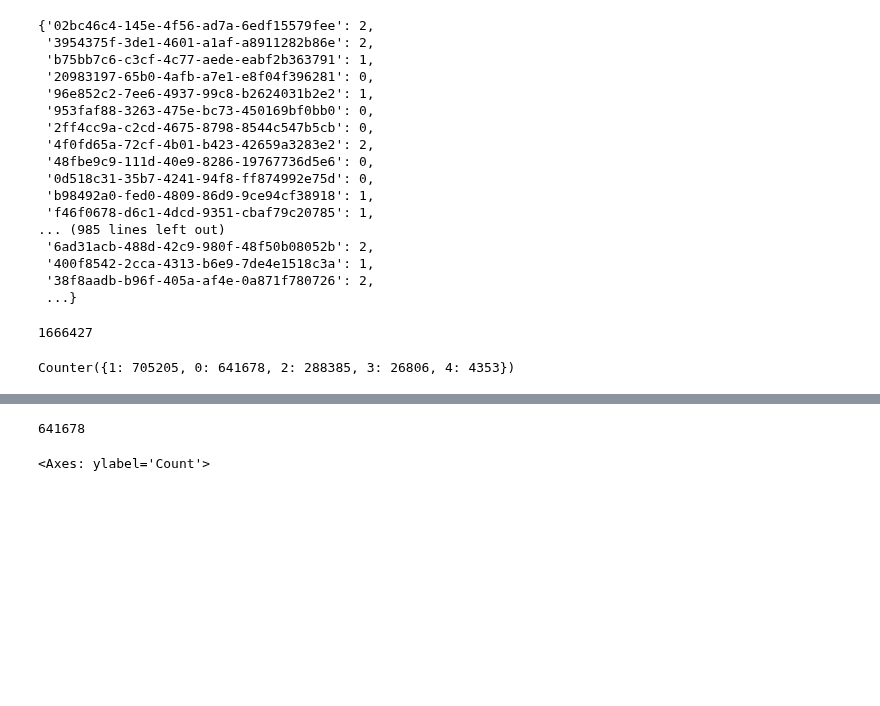
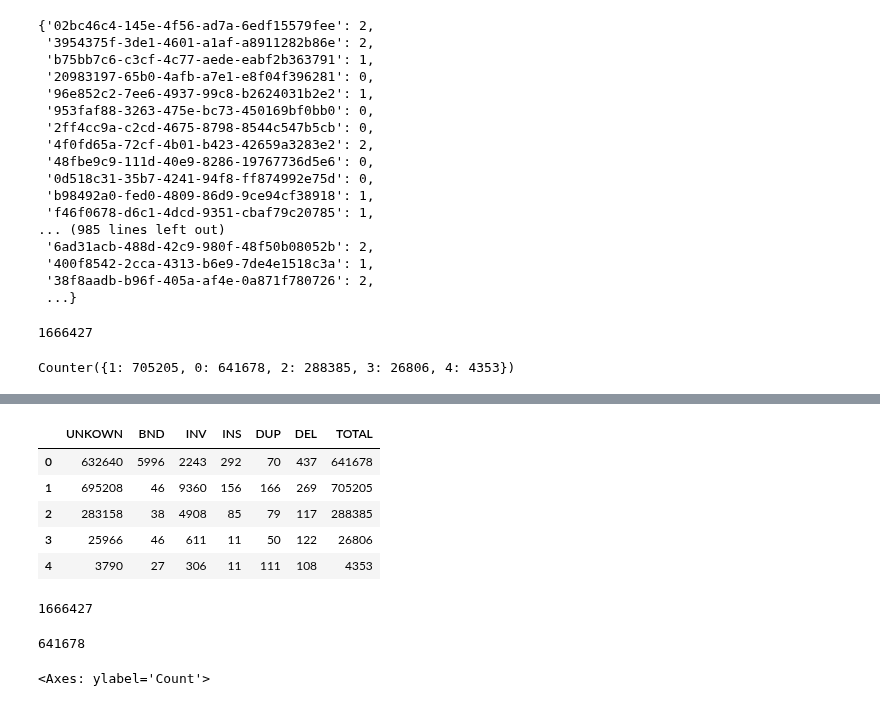
Before and after one commit to ylab-hi/ChimeraLM, a Jupyter notebook: notebooks/data.ipynb, the cells around one changed output, grey strips where cells are left out. Drawn from its saved outputs; the diff is of its cells as text; code cells hidden in the pictures; blank space fills up the shorter version.

```diff
--- a/notebooks/data.ipynb
+++ b/notebooks/data.ipynb
@@ -105,0 +199,15 @@ for k,v in unique_data.items():
+# %%
+sv_df["TOTAL"] = sv_df.sum(axis=1)
+# %%
+sv_df
+# %% [output]
+|  | UNKOWN | BND | INV | INS | DUP | DEL | TOTAL |
+| 0 | 632640 | 5996 | 2243 | 292 | 70 | 437 | 641678 |
+| 1 | 695208 | 46 | 9360 | 156 | 166 | 269 | 705205 |
+| 2 | 283158 | 38 | 4908 | 85 | 79 | 117 | 288385 |
+| 3 | 25966 | 46 | 611 | 11 | 50 | 122 | 26806 |
+| 4 | 3790 | 27 | 306 | 11 | 111 | 108 | 4353 |
+# %%
+sv_df["TOTAL"].sum()
+# %% [output]
+1666427
```
Also changed, not shown: parts of 11 cells of this notebook.
